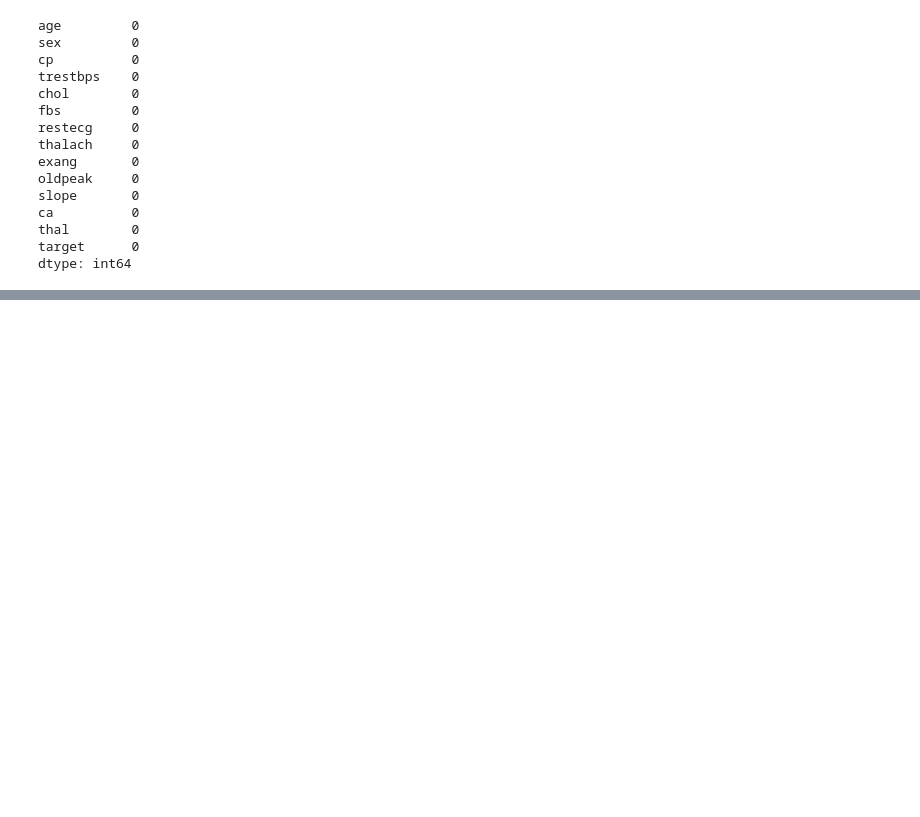
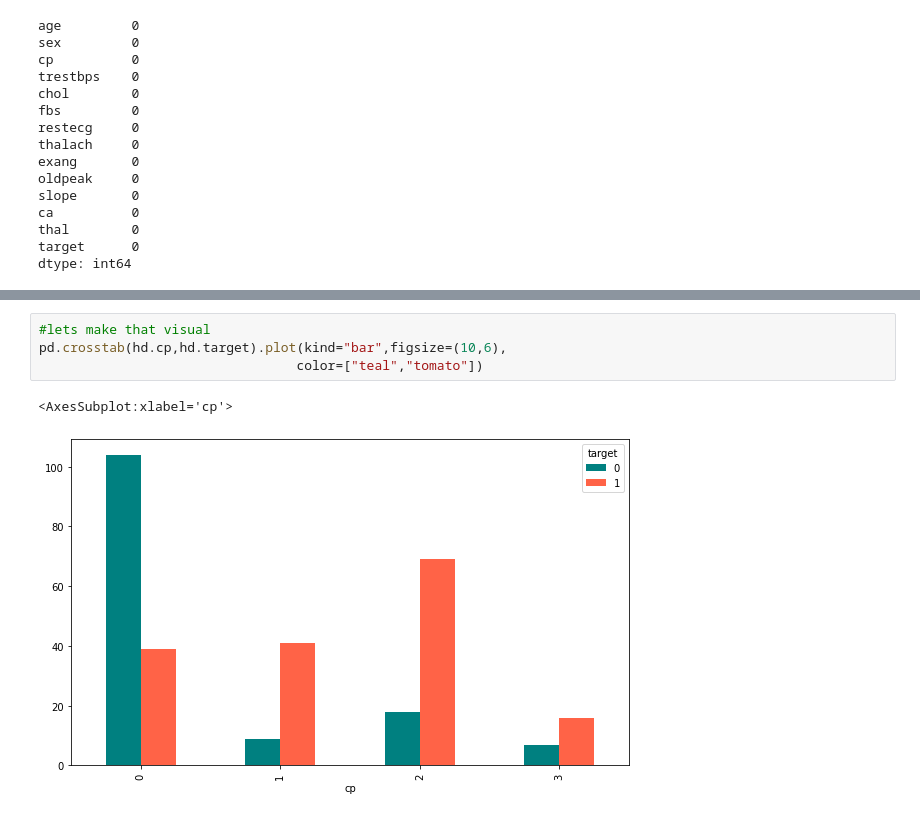
Before and after one commit to bishal5917/Heart_Disease_Prediction, a Jupyter notebook: Heart_Disease_Project.ipynb, the cells around one changed output, grey strips where cells are left out. Cells and saved outputs as stored; diff of their text form; blank space fills up the shorter version.

```diff
--- a/Heart_Disease_Project.ipynb
+++ b/Heart_Disease_Project.ipynb
@@ -101,0 +159,7 @@ hd.se
+# %%
+#lets make that visual
+pd.crosstab(hd.cp,hd.target).plot(kind="bar",figsize=(10,6),
+                                 color=["teal","tomato"])
+# %% [output]
+<AxesSubplot:xlabel='cp'>
+[figure, added]
```
Also changed, not shown: parts of 9 cells of this notebook.
